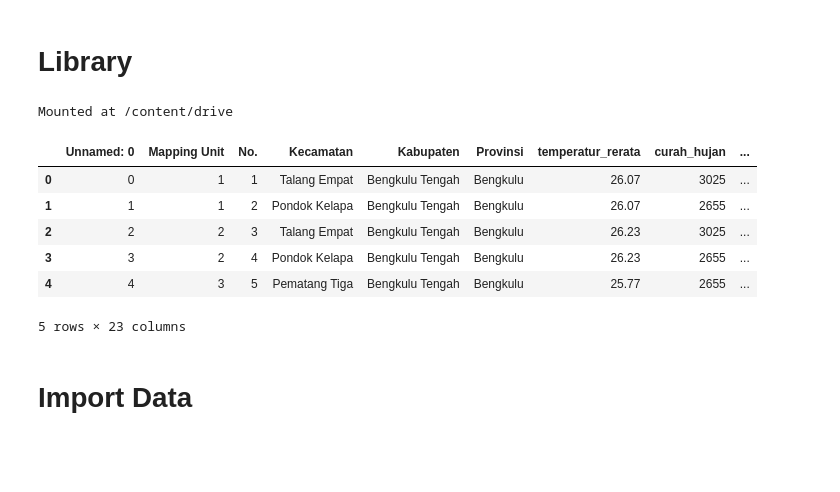
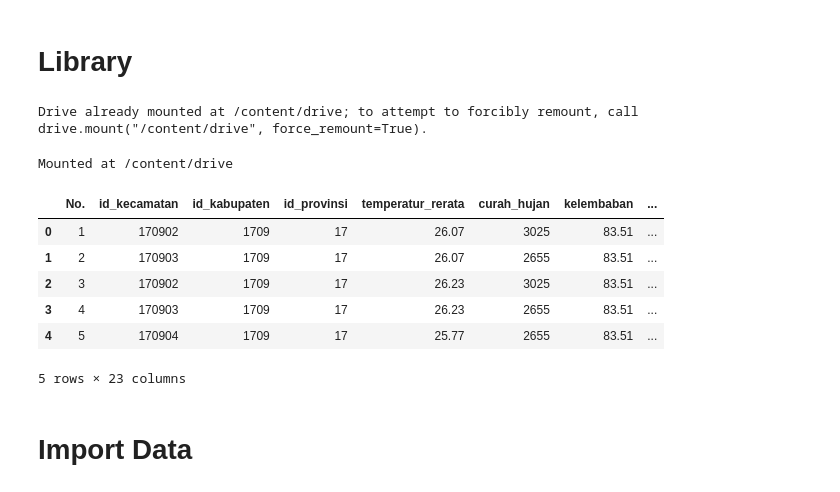
Before and after one commit to fhallatu/2_version-control-and-branch-management-git, a Jupyter notebook: Soyaland_ABC_CART.ipynb, the cells around one changed output. Saved outputs shown, nothing was run; the diff lists cells and outputs as text; code cells hidden in the pictures; blank space fills up the shorter version.

```diff
--- a/Soyaland_ABC_CART.ipynb
+++ b/Soyaland_ABC_CART.ipynb
@@ -2,6 +2,11 @@
 <a href="https://colab.research.google.com/github/fhallatu/2_version-control-and-branch-management-git/blob/main/Soyaland_ABC_CART.ipynb" target="_parent"><img src="https://colab.research.google.com/assets/colab-badge.svg" alt="Open In Colab"/></a>
 # %% [markdown]
 # Library
+# %%
+from google.colab import drive
+drive.mount('/content/drive')
+# %% [output]
+Drive already mounted at /content/drive; to attempt to forcibly remount, call drive.mount("/content/drive", force_remount=True).
 # %%
 from google.colab import drive
 drive.mount('/content/drive', force_remount = True)
@@ -31,16 +36,16 @@ from itertools import cycle
 
 import random
 # %%
-path_dataset = "/content/drive/MyDrive/Data_Used/data lahan.csv"
-df = pd.read_csv(path_dataset, sep=',')
+path_dataset = "/content/drive/MyDrive/Data_Used/data_training.csv"
+df = pd.read_csv(path_dataset, sep=';')
 df.head()
 # %% [output]
-|  | Unnamed: 0 | Mapping Unit | No. | Kecamatan | Kabupaten | Provinsi | temperatur_rerata | curah_hujan | ... |
-| 0 | 0 | 1 | 1 | Talang Empat | Bengkulu Tengah | Bengkulu | 26.07 | 3025 | ... |
-| 1 | 1 | 1 | 2 | Pondok Kelapa | Bengkulu Tengah | Bengkulu | 26.07 | 2655 | ... |
-| 2 | 2 | 2 | 3 | Talang Empat | Bengkulu Tengah | Bengkulu | 26.23 | 3025 | ... |
-| 3 | 3 | 2 | 4 | Pondok Kelapa | Bengkulu Tengah | Bengkulu | 26.23 | 2655 | ... |
-| 4 | 4 | 3 | 5 | Pematang Tiga | Bengkulu Tengah | Bengkulu | 25.77 | 2655 | ... |
+|  | No. | id_kecamatan | id_kabupaten | id_provinsi | temperatur_rerata | curah_hujan | kelembaban | ... |
+| 0 | 1 | 170902 | 1709 | 17 | 26.07 | 3025 | 83.51 | ... |
+| 1 | 2 | 170903 | 1709 | 17 | 26.07 | 2655 | 83.51 | ... |
+| 2 | 3 | 170902 | 1709 | 17 | 26.23 | 3025 | 83.51 | ... |
+| 3 | 4 | 170903 | 1709 | 17 | 26.23 | 2655 | 83.51 | ... |
+| 4 | 5 | 170904 | 1709 | 17 | 25.77 | 2655 | 83.51 | ... |
 5 rows × 23 columns
 # %% [markdown]
 # **Import Data**
```
Also changed, not shown: parts of 14 cells of this notebook.
